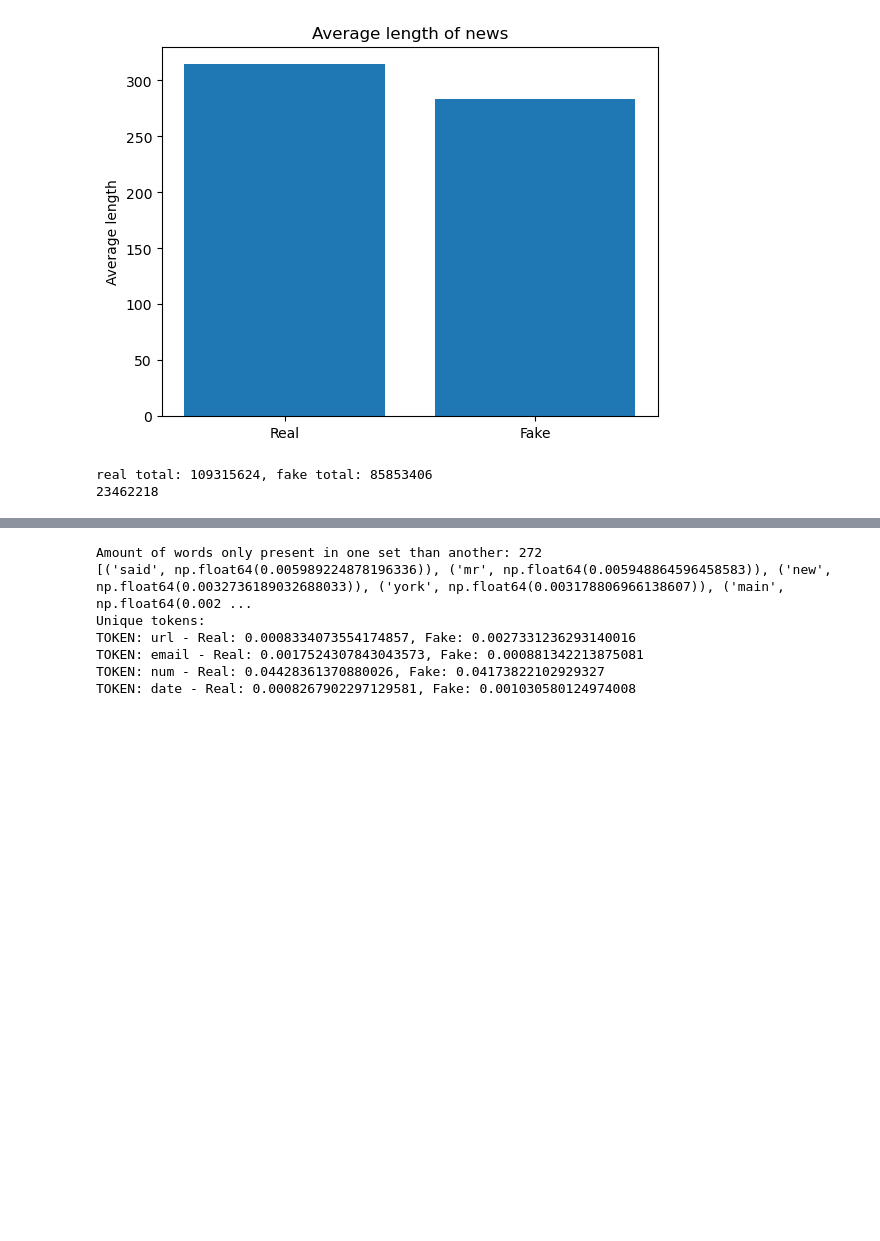
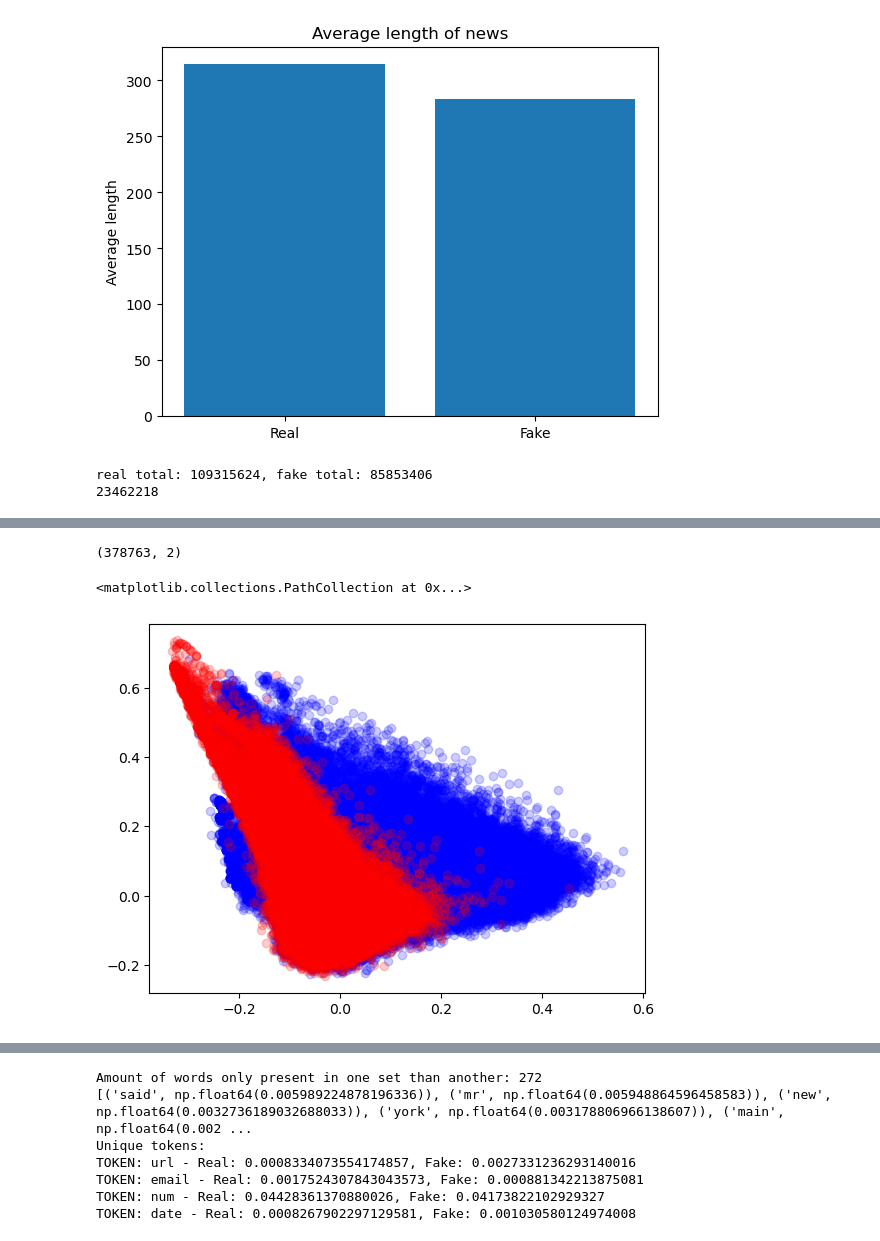
Before and after one commit to Laplace0000/GDS_TwoTime, a Jupyter notebook: src/project.ipynb, the cells around one changed output, grey strips where cells are left out. Cells and saved outputs as stored; diff of their text form; code cells hidden in the pictures; blank space fills up the shorter version.

```diff
--- a/src/project.ipynb
+++ b/src/project.ipynb
@@ -404,10 +404,6 @@ type
 0    434149
 1    378763
 Name: count, dtype: int64
-# %%
-
-relib_news = fndf.loc[fndf['type'] == 1]
-fake_news = fndf.loc[fndf['type'] == 0]
 # %%
 
 print(relib_news.shape[0], " : ", fake_news.shape[0])
@@ -547,0 +549,5 @@ TypeError: 'int' object is not iterable
+# %%
+tfidf_all_model = TfidfVectorizer(analyzer=lambda x: x, vocabulary=vocab)
+tfidf_all_model.fit(fndf["content"])
+tfidf_all_real = tfidf_all_model.transform(relib_news["content"])
+tfidf_all_fake = tfidf_all_model.transform(fake_news["content"])
@@ -547,0 +559,18 @@ TypeError: 'int' object is not iterable
+# %%
+from sklearn.decomposition import PCA
+import seaborn as sns
+
+PCA_obj = PCA(n_components=2)
+PCA_obj.fit(tfidf_all_real)
+
+PCA_real = PCA_obj.transform(tfidf_all_real)
+PCA_fake = PCA_obj.transform(tfidf_all_fake)
+
+print(PCA_real.shape)
+
+plt.scatter(PCA_real[:, 0], PCA_real[:, 1], color="blue", label="Real", alpha=0.2)
+plt.scatter(PCA_fake[:, 0], PCA_fake[:, 1], color="red", label="Fake", alpha=0.2)
+# %% [output]
+(378763, 2)
+<matplotlib.collections.PathCollection at 0x...>
+[figure, added]
```
Also changed, not shown: parts of 11 cells of this notebook.
